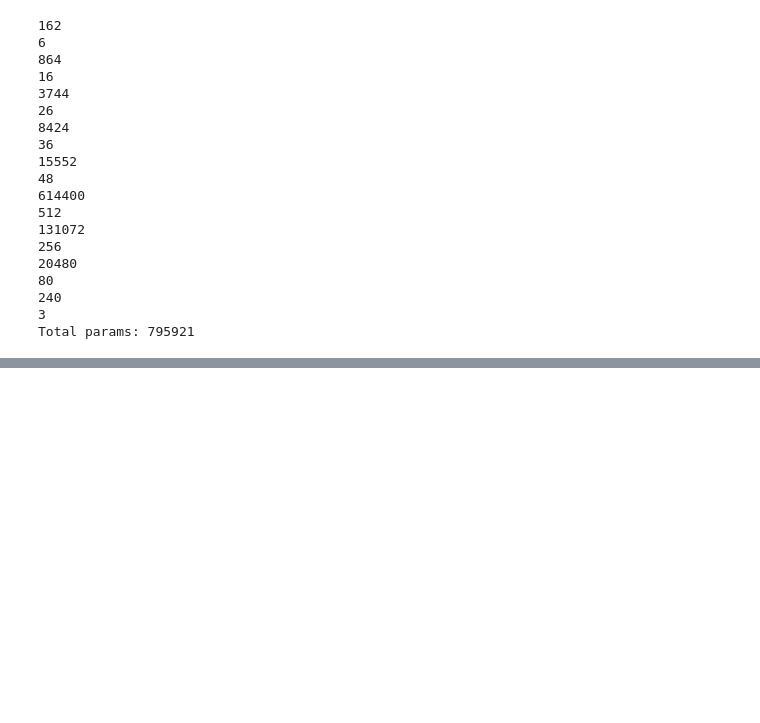
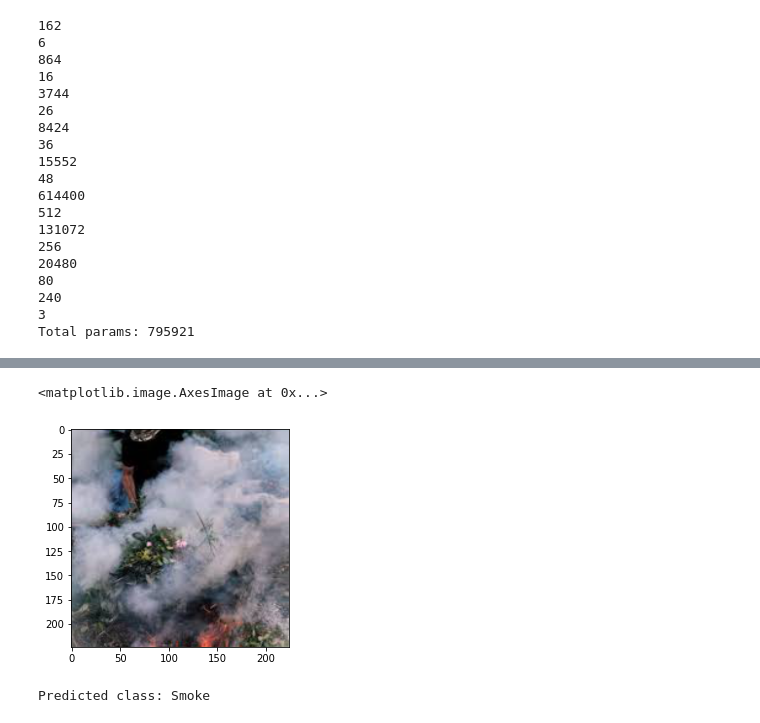
Before and after one commit to rifatislamomio/Neural-Net_Flame-Smoke-Detection, a Jupyter notebook: cse465-flame-smoke-detection.ipynb, the cells around one changed output, grey strips where cells are left out. Cells and saved outputs as stored; diff of their text form; code cells hidden in the pictures; blank space fills up the shorter version.

```diff
--- a/cse465-flame-smoke-detection.ipynb
+++ b/cse465-flame-smoke-detection.ipynb
@@ -418,9 +371,12 @@ print(f'Test accuracy: {test_correct[-1].item()*100/test_data_size:.2f}%')
 # %%
 #Testing a single image
-img_index = 190
+img_index = 25
 #test data already transformed and normalized (denormalized to view them in plt.imshow)
 im_test = inverse_normalized(test_data[img_index][0])
 plt.imshow(np.transpose(im_test.numpy(), (1,2,0)))
+# %% [output]
+<matplotlib.image.AxesImage at 0x...>
+[figure, added]
 # %%
 # Evaluating model with a single image from dataset
 modelCNN.eval()
@@ -429,3 +385,5 @@ with torch.no_grad():
     new_pred = modelCNN(test_data[img_index][0].view(1,3,224,224)).argmax()
 
 print(f'Predicted class: {class_names[new_pred.item()]}')
+# %% [output]
+Predicted class: Smoke
```
Also changed, not shown: parts of 8 cells of this notebook.
